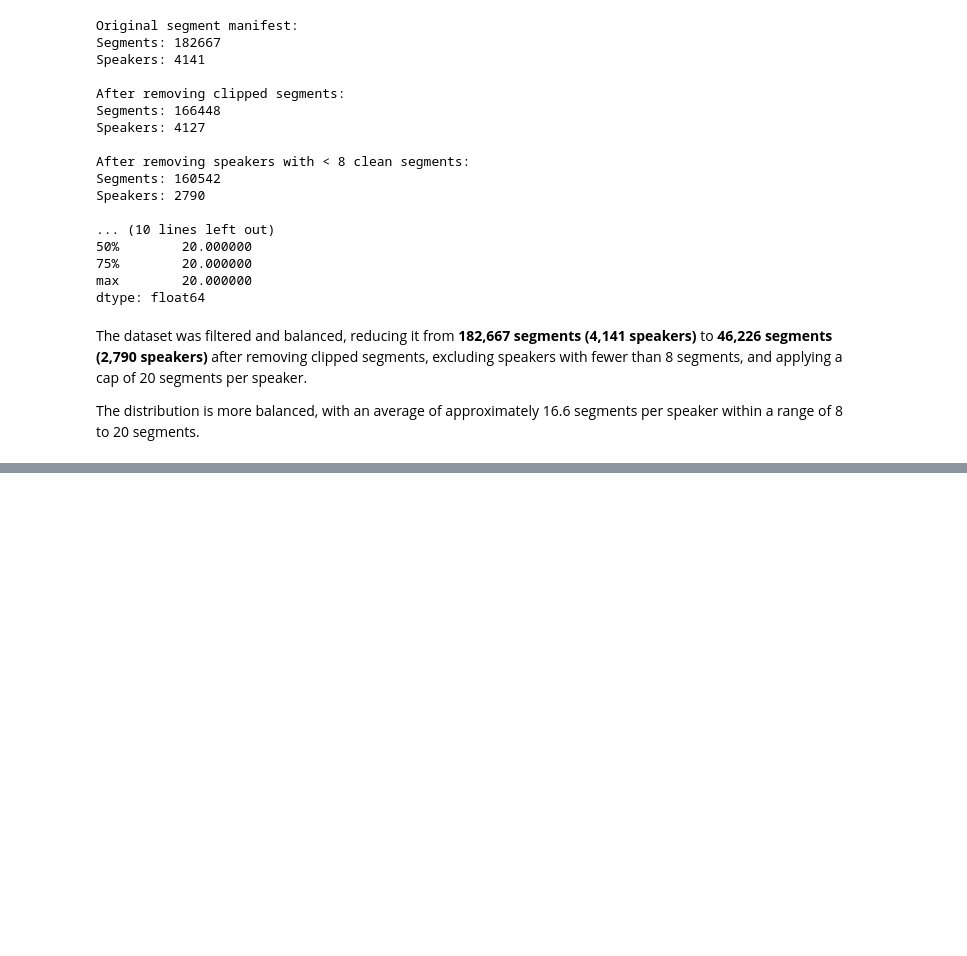
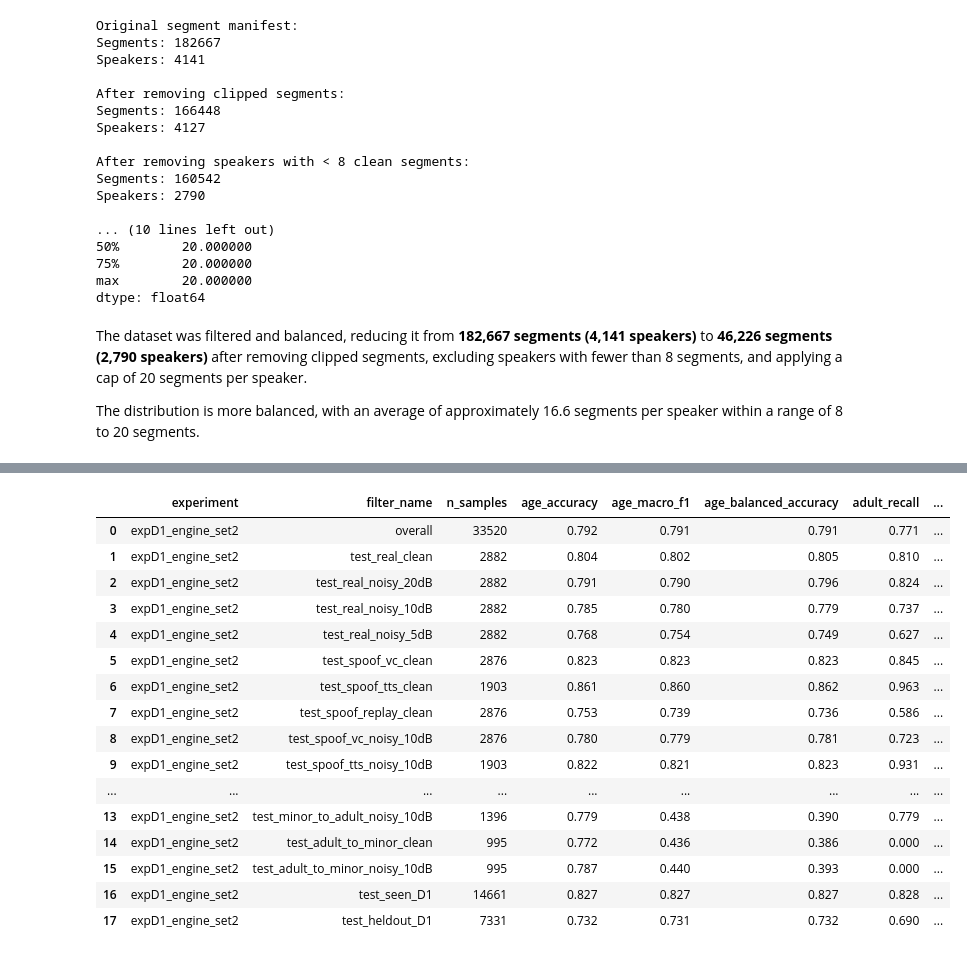
Before and after one commit to ArwaFadaaq/Robust-Spoof-Aware-Speech-Based-Age-Verification-for-Online-Voice-Chat, a Jupyter notebook: main.ipynb, the cells around one changed output, grey strips where cells are left out. Cells and saved outputs as stored; diff of their text form; code cells hidden in the pictures; blank space fills up the shorter version.

```diff
--- a/main.ipynb
+++ b/main.ipynb
@@ -783,0 +2400,29 @@ Saved to: /content/drive/MyDrive/age verification/processed/real_clean_splits/fi
+# %%
+# ─── Filters for D1 Evaluation ─────────────────────────
+# Real robustness + spoof subtype robustness +
+# cross-age spoof robustness + held-out engine evaluation
+
+filter_specs_D1 = {
+    **REAL_AGE_FILTERS,
+    **SPOOF_SUBTYPE_FILTERS,
+    **CROSS_AGE_FILTERS,
+    **ENGINE_FILTERS_D1,
+}
+# %%
+# ─── Experiment D1 — Held-Out Engine Generalization Evaluation ─────────────────────────
+
+checkpoint_path_D1 = (
+    "/content/drive/MyDrive/age verification/processed/runs/"
+    "expD1_engine_set2/best_model.pt"
+)
+
+results_D1 = evaluate_model(
+    config=CONFIG_EXP_D,
+    test_datasets=test_datasets,
+    checkpoint_path=checkpoint_path_D1,
+    global_mean=global_mean_D1,
+    global_std=global_std_D1,
+    eval_spoof=True,
+    run_dir="/content/drive/MyDrive/age verification/processed/runs/expD1_engine_set2",
+    experiment_name="expD1_engine_set2",
+)
@@ -783,0 +2440,32 @@ Saved to: /content/drive/MyDrive/age verification/processed/real_clean_splits/fi
+# %%
+# ─── Experiment D1 — Filtered Metrics Table ─────────────────────────
+
+table_D1, latex_D1 = summarize_metrics_for_filters(
+    results=results_D1,
+    experiment_name="expD1_engine_set2",
+    filter_specs=filter_specs_D1,
+    latex_path=(
+        "/content/drive/MyDrive/age verification/processed/runs/"
+        "expD1_engine_set2/expD1_filtered_metrics.tex"
+    )
+)
+
+display(table_D1)
+# %% [output]
+|  | experiment | filter_name | n_samples | age_accuracy | age_macro_f1 | age_balanced_accuracy | adult_recall | ... |
+| 0 | expD1_engine_set2 | overall | 33520 | 0.792 | 0.791 | 0.791 | 0.771 | ... |
+| 1 | expD1_engine_set2 | test_real_clean | 2882 | 0.804 | 0.802 | 0.805 | 0.810 | ... |
+| 2 | expD1_engine_set2 | test_real_noisy_20dB | 2882 | 0.791 | 0.790 | 0.796 | 0.824 | ... |
+| 3 | expD1_engine_set2 | test_real_noisy_10dB | 2882 | 0.785 | 0.780 | 0.779 | 0.737 | ... |
+| 4 | expD1_engine_set2 | test_real_noisy_5dB | 2882 | 0.768 | 0.754 | 0.749 | 0.627 | ... |
+| 5 | expD1_engine_set2 | test_spoof_vc_clean | 2876 | 0.823 | 0.823 | 0.823 | 0.845 | ... |
+| 6 | expD1_engine_set2 | test_spoof_tts_clean | 1903 | 0.861 | 0.860 | 0.862 | 0.963 | ... |
+| 7 | expD1_engine_set2 | test_spoof_replay_clean | 2876 | 0.753 | 0.739 | 0.736 | 0.586 | ... |
+| 8 | expD1_engine_set2 | test_spoof_vc_noisy_10dB | 2876 | 0.780 | 0.779 | 0.781 | 0.723 | ... |
+| 9 | expD1_engine_set2 | test_spoof_tts_noisy_10dB | 1903 | 0.822 | 0.821 | 0.823 | 0.931 | ... |
+| ... | ... | ... | ... | ... | ... | ... | ... | ... |
+| 13 | expD1_engine_set2 | test_minor_to_adult_noisy_10dB | 1396 | 0.779 | 0.438 | 0.390 | 0.779 | ... |
+| 14 | expD1_engine_set2 | test_adult_to_minor_clean | 995 | 0.772 | 0.436 | 0.386 | 0.000 | ... |
+| 15 | expD1_engine_set2 | test_adult_to_minor_noisy_10dB | 995 | 0.787 | 0.440 | 0.393 | 0.000 | ... |
+| 16 | expD1_engine_set2 | test_seen_D1 | 14661 | 0.827 | 0.827 | 0.827 | 0.828 | ... |
+| 17 | expD1_engine_set2 | test_heldout_D1 | 7331 | 0.732 | 0.731 | 0.732 | 0.690 | ... |
```
Also changed, not shown: parts of 133 cells of this notebook.
